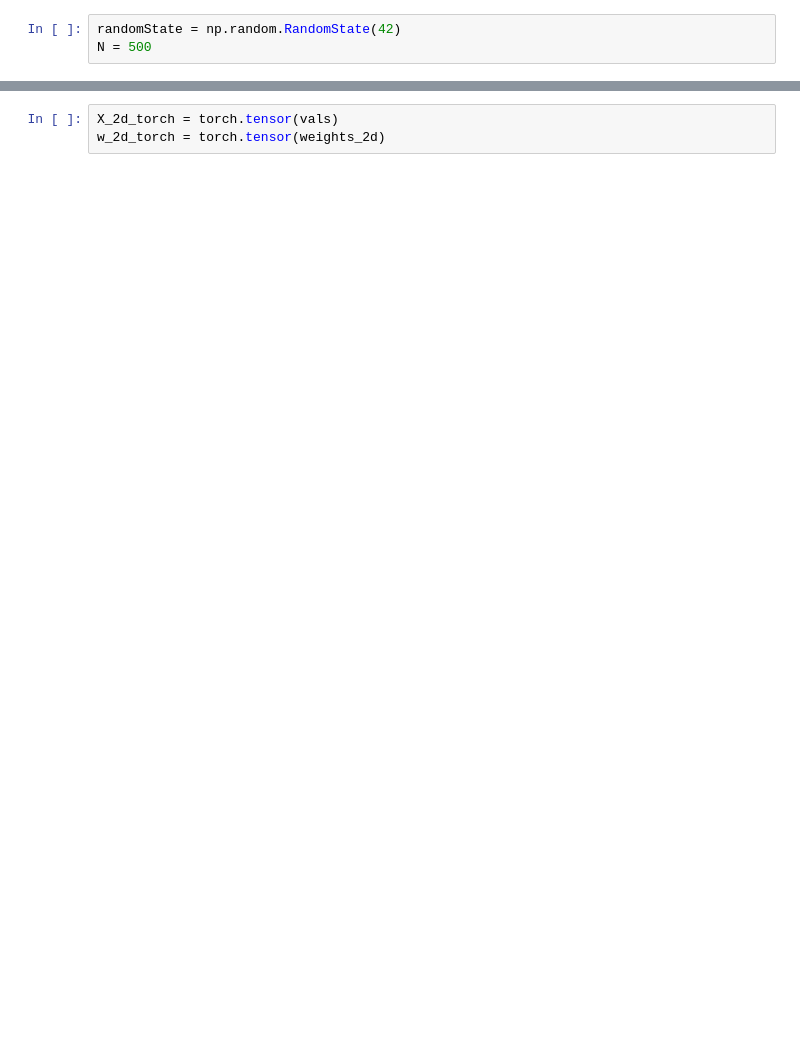
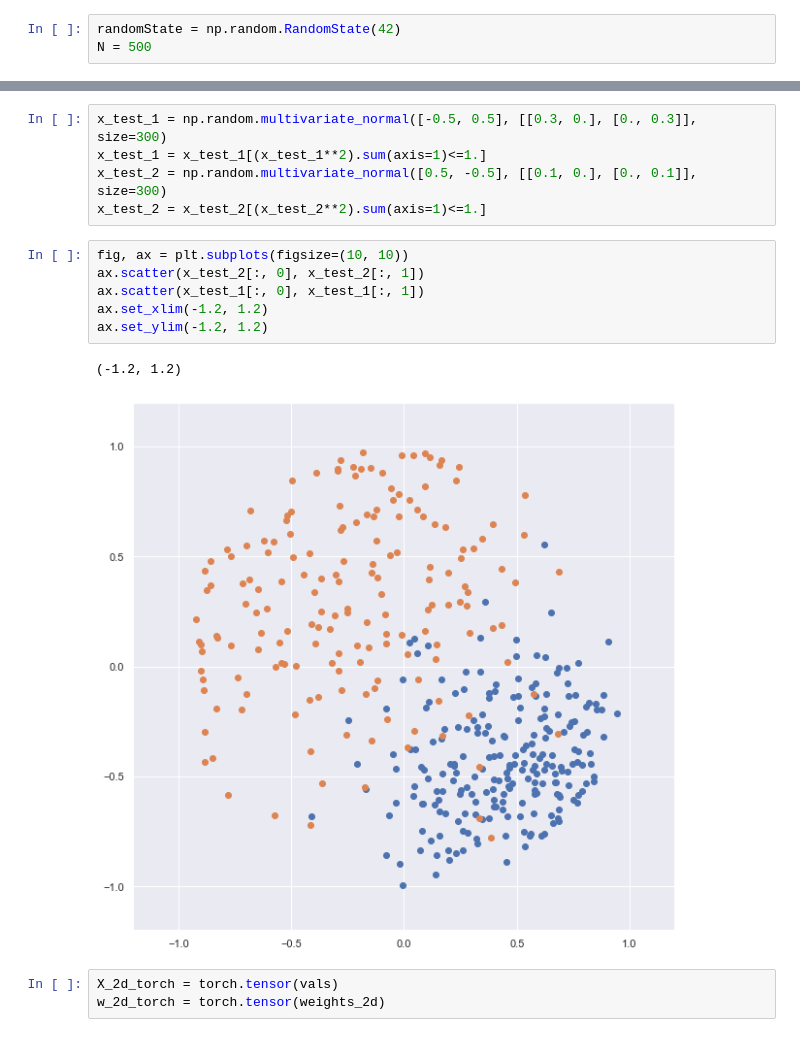
Before and after one commit to AdrienCorenflos/PFlow, a Jupyter notebook: RebalancingComparison.ipynb, the cells around one changed output, grey strips where cells are left out. Drawn from its saved outputs; the diff is of its cells as text; blank space fills up the shorter version.

```diff
--- a/RebalancingComparison.ipynb
+++ b/RebalancingComparison.ipynb
@@ -154,3 +71,17 @@ ax.set_ylim(-1.2, 1.2)
+# %%
+x_test_1 = np.random.multivariate_normal([-0.5, 0.5], [[0.3, 0.], [0., 0.3]], size=300)
+x_test_1 = x_test_1[(x_test_1**2).sum(axis=1)<=1.]
+x_test_2 = np.random.multivariate_normal([0.5, -0.5], [[0.1, 0.], [0., 0.1]], size=300)
+x_test_2 = x_test_2[(x_test_2**2).sum(axis=1)<=1.]
+# %%
+fig, ax = plt.subplots(figsize=(10, 10))
+ax.scatter(x_test_2[:, 0], x_test_2[:, 1])
+ax.scatter(x_test_1[:, 0], x_test_1[:, 1])
+ax.set_xlim(-1.2, 1.2)
+ax.set_ylim(-1.2, 1.2)
+# %% [output]
+(-1.2, 1.2)
+[figure, added]
 # %%
 X_2d_torch = torch.tensor(vals)
 w_2d_torch = torch.tensor(weights_2d)
```
Also changed, not shown: parts of 30 cells of this notebook, 15 other files.
